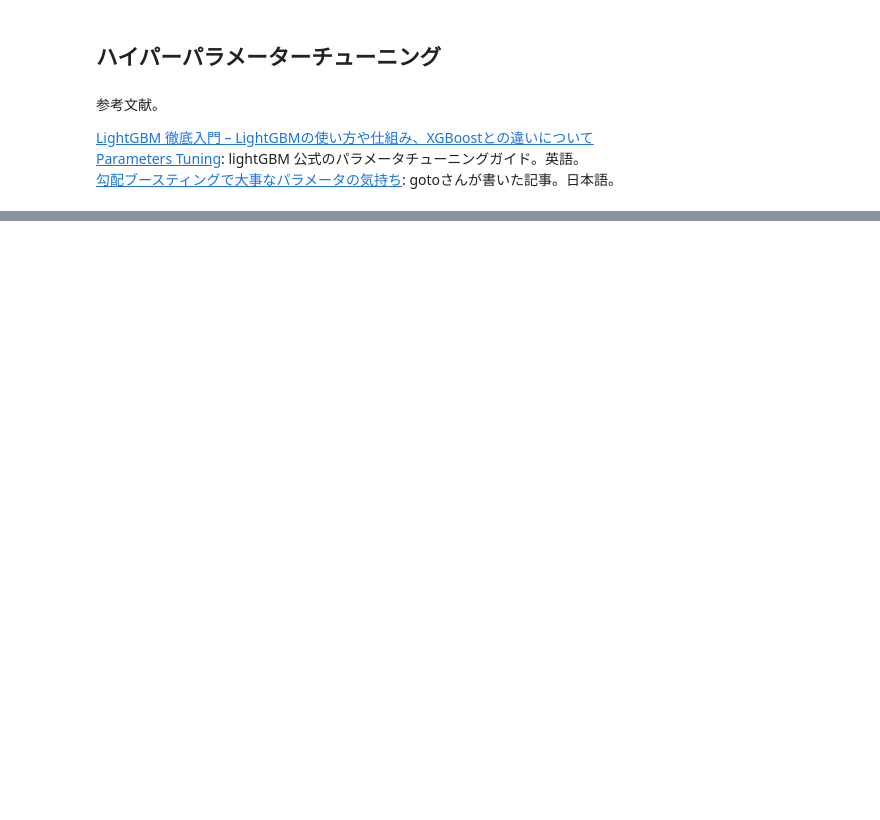
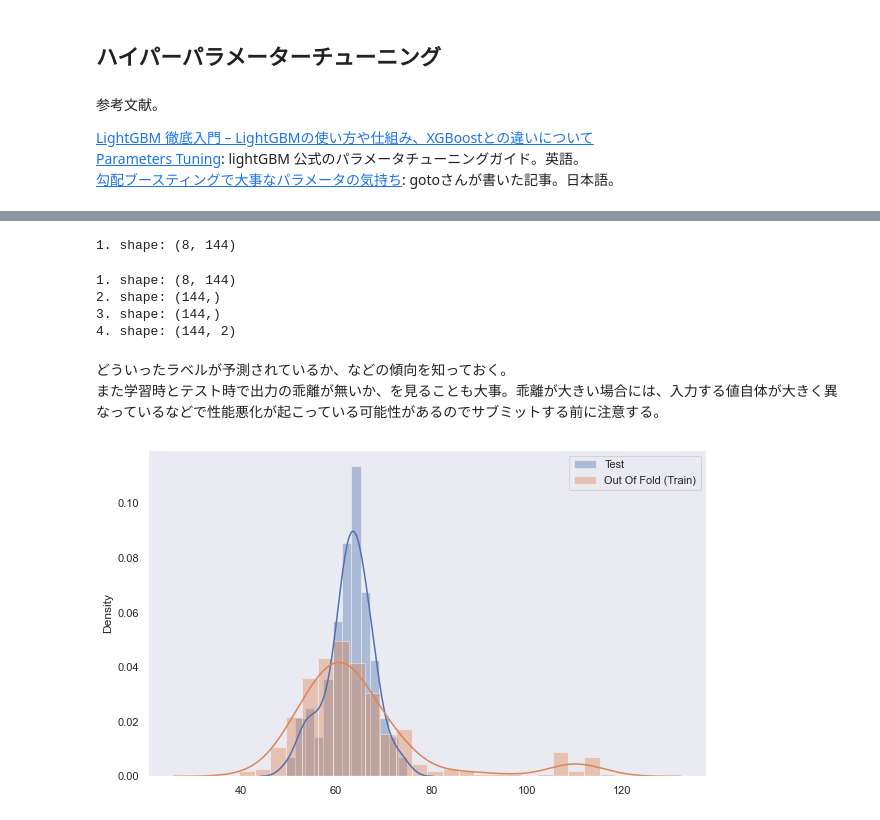
Before and after one commit to idsts2670/signate, a Jupyter notebook: 三菱コンペ/mitsubishi.ipynb, the cells around one changed output, grey strips where cells are left out. Cells and saved outputs as stored; diff of their text form; code cells hidden in the pictures; blank space fills up the shorter version.

```diff
--- a/三菱コンペ/mitsubishi.ipynb
+++ b/三菱コンペ/mitsubishi.ipynb
@@ -970,7 +975,7 @@ def fit_lgbm(X, y,
 
     models = []
     n_records = len(X)
-    # training data の target と同じだけのゼロ配列を用意
+    # training data の 'y' と同じだけのゼロ配列を用意
     oof_pred = np.zeros((n_records,), dtype=np.float32)
 
     for i, (idx_train, idx_valid) in enumerate(cv):
@@ -995,8 +1000,8 @@ def fit_lgbm(X, y,
         models.append(model)
 
         # 今回の指標の `mean_squared_error` で計算する
-        score = mean_squared_error(y_valid, pred_i)
-        print(f'{score:.2f}')
+        rmse = np.sqrt(mean_squared_error(y_valid, pred_i))
+        print(f'{rmse:.2f}')
 
     # score = mean_squared_error(y, oof_pred)
     # print(f'{score:.2f}')
@@ -1050,3 +1057,8 @@ lgbm_params = {
+# %%
+params = {
+    'objective': 'regression',
+    'verbose': -1,
+}
 # %%
-oof, models =fit_lgbm(X=X, y=y, cv=cv, params=lgbm_params)
+oof, models =fit_lgbm(X=X, y=y, cv=cv, params=params)
 # %% [output]
@@ -1096,0 +1143,41 @@ models
+# %%
+# K 個のモデルの予測確率（predict_proba） を作成する。 shape = (k, N_test, n_classes) になるはず。
+pred_prob = np.array([model.predict(X_test) for model in models])
+print(f"1. shape: {pred_prob.shape}")
+# %% [output]
+1. shape: (8, 144)
+# %%
+# K 個のモデルの予測確率（predict_proba） を作成する。 shape = (k, N_test, n_classes) になるはず。
+pred = np.array([model.predict(X_test) for model in models])
+print(f"1. shape: {pred.shape}")
+
+# k 個のモデルの平均を計算
+pred = np.mean(pred, axis=0) # axis=0 なので shape の `k` が潰れる
+print(f"2. shape: {pred.shape}")
+
+
+# 欲しいのは y=1 の確率なので全要素の 1 次元目を取っておく
+print(f'3. shape: {pred.shape}')
+
+# ついでにsample_submissionのshapeとも比較する
+print('4. shape:', sample.shape)
+# %% [output]
+1. shape: (8, 144)
+2. shape: (144,)
+3. shape: (144,)
+4. shape: (144, 2)
+# %% [markdown]
+どういったラベルが予測されているか、などの傾向を知っておく。\
+また学習時とテスト時で出力の乖離が無いか、を見ることも大事。乖離が大きい場合には、入力する値自体が大きく異なっているなどで性能悪化が起こっている可能性があるのでサブミットする前に注意する。
+# %%
+# まだ改善の余地があるのがわかる
+%matplotlib inline
+fig, ax = plt.subplots(figsize=(10, 6))
+
+sns.distplot(pred, ax=ax, label="Test")
+sns.distplot(oof, ax=ax, label="Out Of Fold (Train)")
+
+ax.legend()
+ax.grid()
+# %% [output]
+[figure, added]
```
Also changed, not shown: parts of 21 cells of this notebook.
